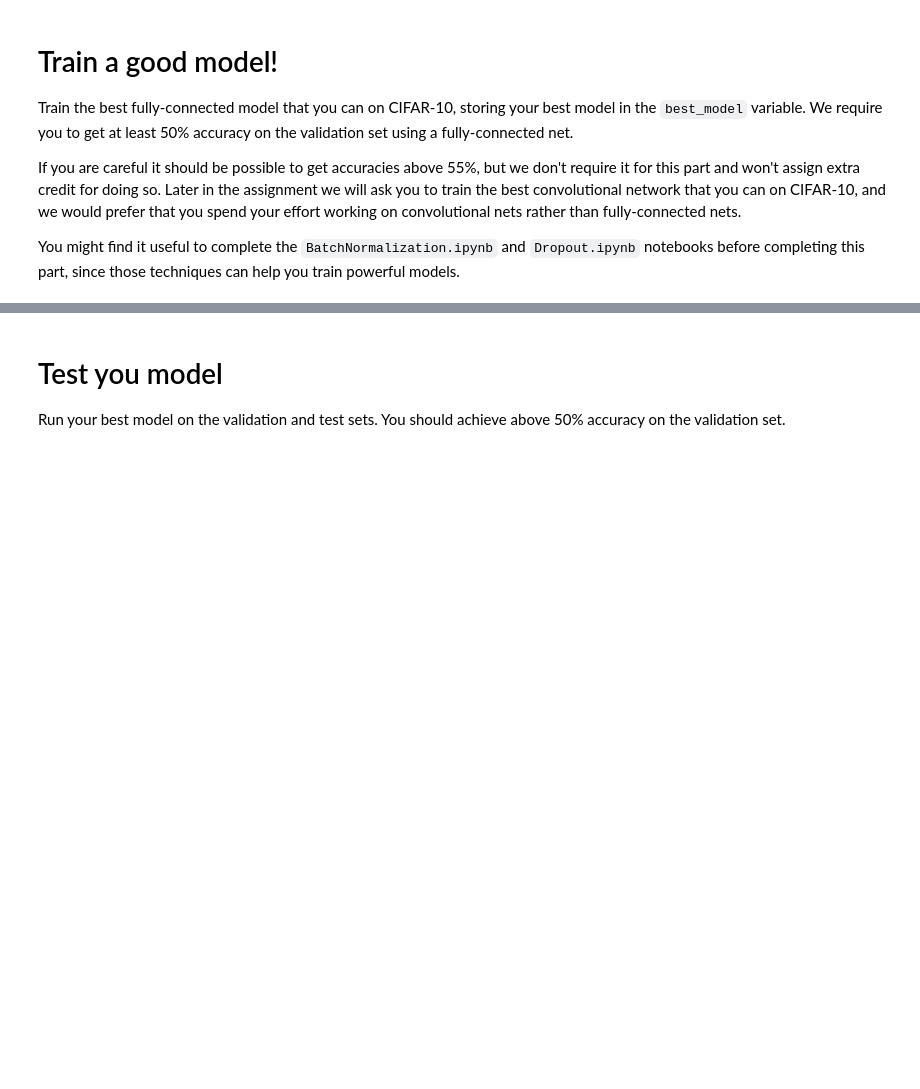
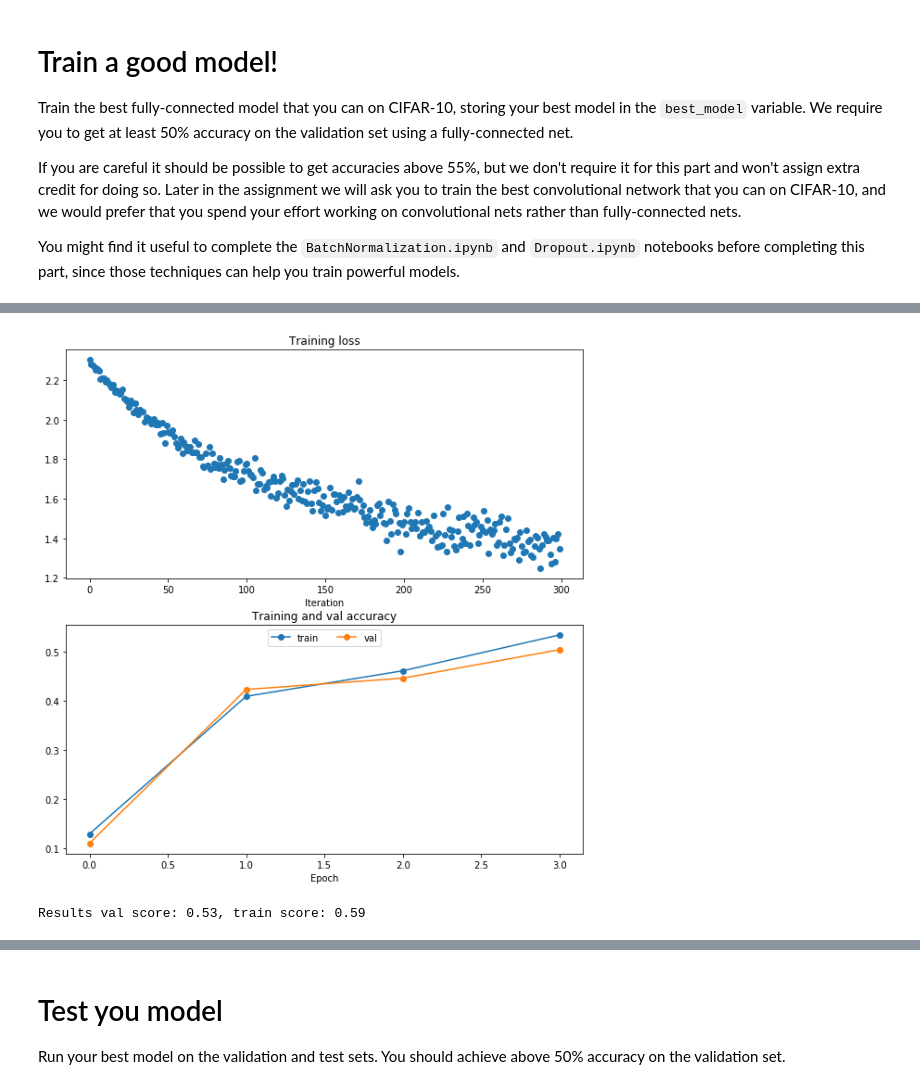
Before and after one commit to kwaternion/cs231n_assigment1, a Jupyter notebook: assigment2/FullyConnectedNets.ipynb, the cells around one changed output, grey strips where cells are left out. Drawn from its saved outputs; the diff is of its cells as text; code cells hidden in the pictures; blank space fills up the shorter version.

Commit message:
solved fullyConnected (including BN and Dropout)

```diff
--- a/assigment2/FullyConnectedNets.ipynb
+++ b/assigment2/FullyConnectedNets.ipynb
@@ -788,0 +847,35 @@ pass
+# %%
+def plot_training(solver):
+    plt.subplot(2, 1, 1)
+    plt.title('Training loss')
+    plt.xlabel('Iteration')
+    plt.plot(solver.loss_history, 'o')
+
+    plt.subplot(2, 1, 2)
+    plt.title('Training and val accuracy')
+    plt.xlabel('Epoch')
+    plt.plot(solver.train_acc_history, '-o', label="train")
+    plt.plot(solver.val_acc_history, '-o', label="val")
+    plt.legend(loc='upper center', ncol=4)
+
+    plt.gcf().set_size_inches(10, 10)
+    plt.show()
+
+plot_training(best_solver)
+# %% [output]
+[figure, added]
+# %%
+dropout, lr, reg = best_params
+model = FullyConnectedNet(hidden_dims, dropout=dropout,
+                              use_batchnorm=True, reg=reg, dtype=np.float64)
+solver = Solver(model, data,
+              num_epochs=4, batch_size=200,
+              update_rule="adam",
+              optim_config={
+                'learning_rate': lr
+              }, print_every=1000, verbose=False)
+solver.train()
+best_model = model
+print("Results val score: {:.2f}, train score: {:.2f}".format(solver.val_acc_history[-1], solver.train_acc_history[-1]))
+# %% [output]
+Results val score: 0.53, train score: 0.59
```
Also changed, not shown: parts of 4 cells of this notebook.
